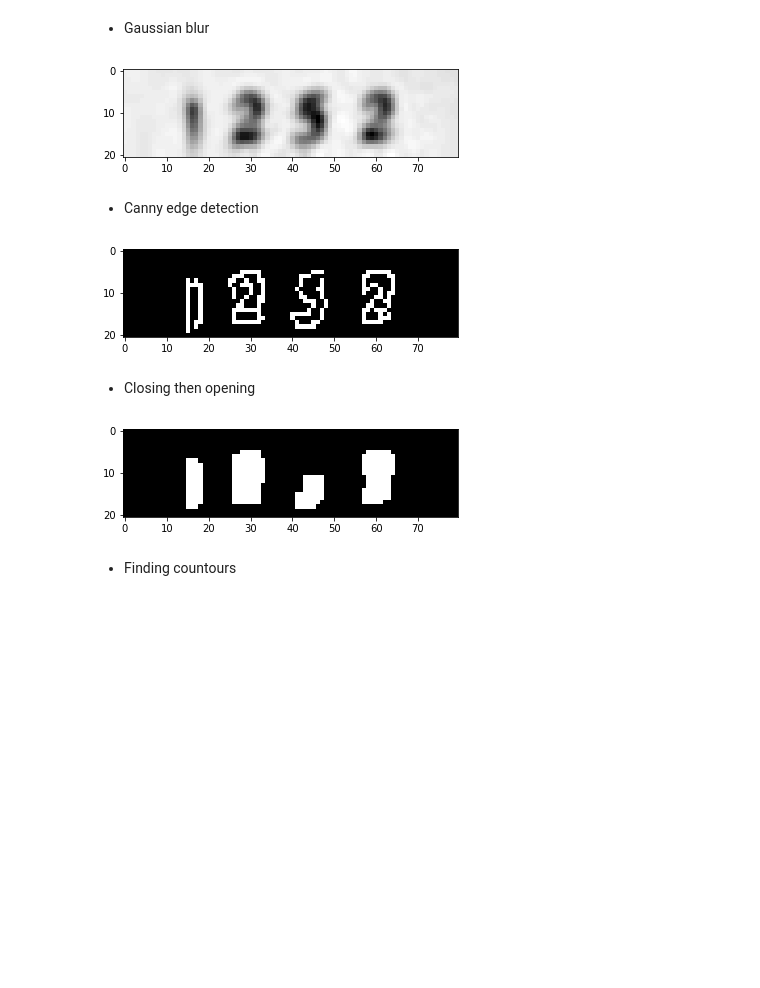
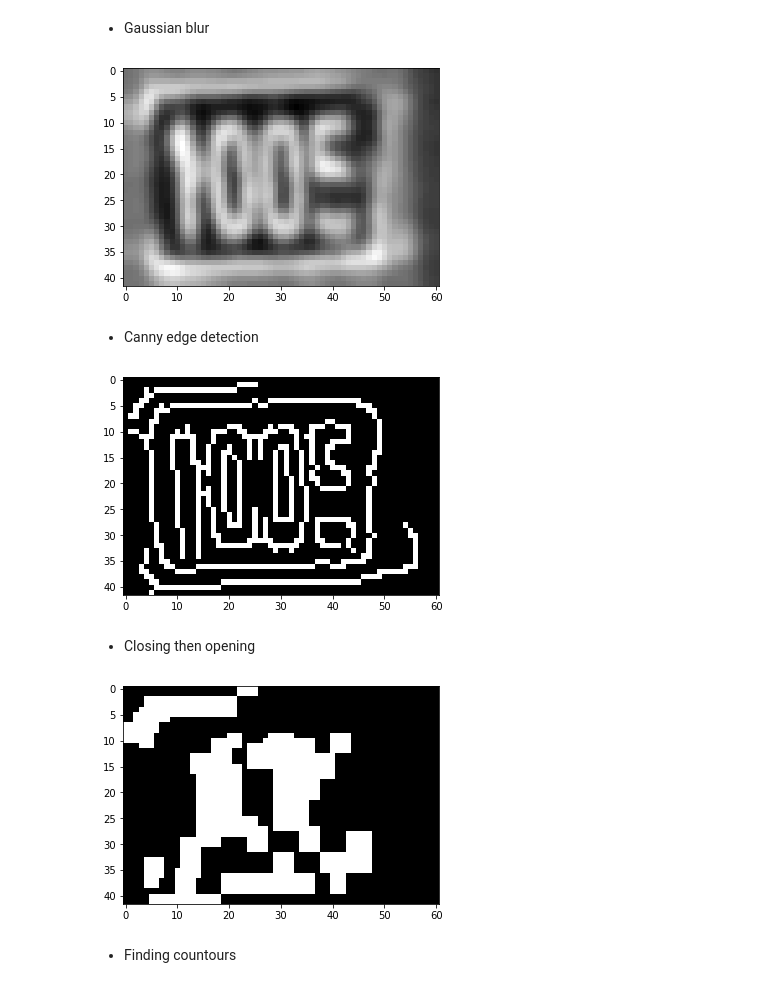
Before and after one commit to youssefg7/CSE483-Major-Task, a Jupyter notebook: trial1.ipynb, the cells around one changed output. Drawn from its saved outputs; the diff is of its cells as text; code cells hidden in the pictures; blank space fills up the shorter version.

```diff
--- a/trial1.ipynb
+++ b/trial1.ipynb
@@ -82,5 +80,5 @@ def getPics(chosen_set):
     labels = np.array(labels)
     return images, labels
 # %%
-train_images, train_labels = getPics("train")
+train_images, train_labels = getPics("extra")
 # %% [output]
@@ -88,7 +86,7 @@ There are  33402  images in train set.
 # %% [markdown]
 - View sample image
 # %%
-i = 19999
+i = 222
 print("sample train image of lable(s): ",train_labels[i] )
 plt.imshow(train_images[i])
 plt.show()
@@ -110,15 +108,15 @@ blurred = cv2.GaussianBlur(gray, (5, 5), 0)
 plt.imshow(blurred, cmap='gray')
 plt.show()
 # %% [output]
-[figure, old version]
+[figure, new version]
 # %% [markdown]
 - Canny edge detection
 # %%
-edged = cv2.Canny(blurred, 40, 100, 255)
+edged = cv2.Canny(blurred, 50, 100, 255)
 plt.imshow(edged, cmap='gray')
 plt.show()
 # %% [output]
-[figure, old version]
+[figure, new version]
 # %% [markdown]
 - Closing then opening
 # %%
@@ -128,7 +126,7 @@ opened = cv2.morphologyEx(closed, cv2.MORPH_OPEN, kernel, iterations=1)
 plt.imshow(opened, cmap='gray')
 plt.show()
 # %% [output]
-[figure, old version]
+[figure, new version]
 # %% [markdown]
 - Finding countours
 # %%
```
Also changed, not shown: parts of 10 cells of this notebook.
